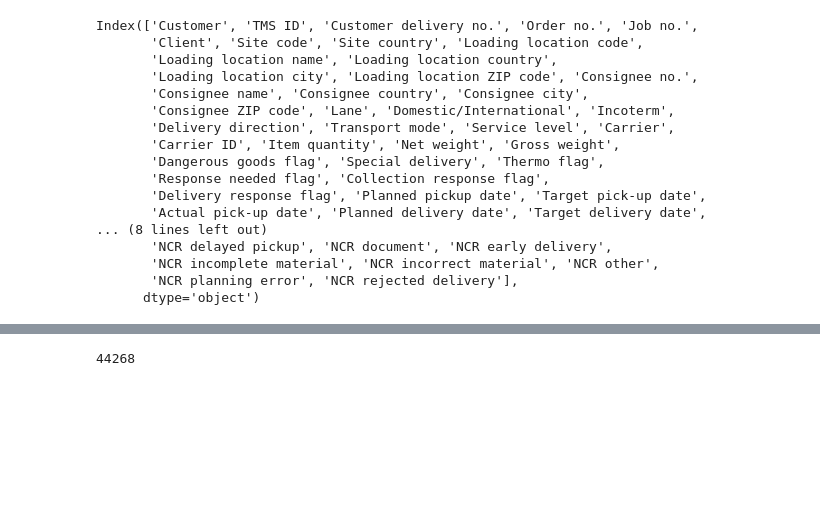
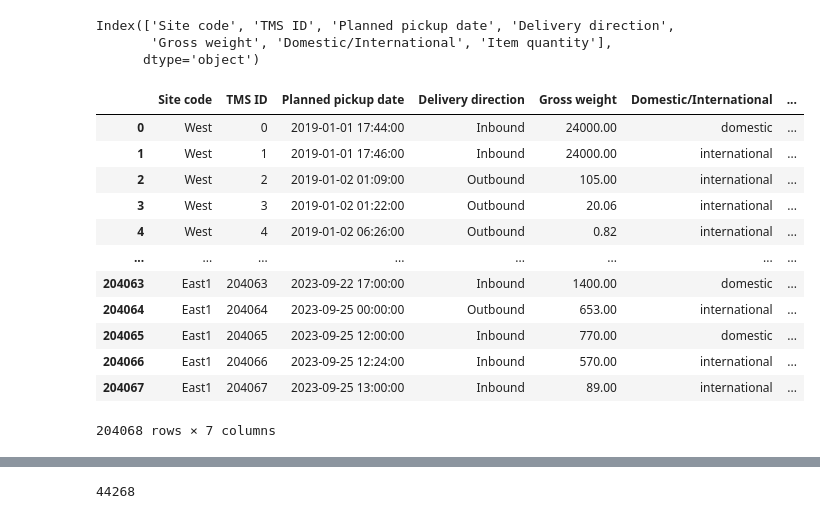
Before and after one commit to marbel89/timeseries_forecasting, a Jupyter notebook: Sarimax_Rolling_Window.ipynb, the cells around one changed output, grey strips where cells are left out. Saved outputs shown, nothing was run; the diff lists cells and outputs as text; code cells hidden in the pictures; blank space fills up the shorter version.

Commit message:
Updated Data

```diff
--- a/Sarimax_Rolling_Window.ipynb
+++ b/Sarimax_Rolling_Window.ipynb
@@ -26,31 +26,32 @@ warnings.filterwarnings('ignore')
 
 %matplotlib inline
 # %%
-temp_data = pd.read_excel("Download_Performance_Raw_Data.xlsx")
+temp_data = pd.read_csv("site_transports.csv")
 #Decrease size of file by removing columns in the sheet!
 #Example for columns to stay: Gross weight, Carrier, Incoterm, Domestic/International, Consignee city, Consignee name
 # %%
 temp_data.columns
 # %% [output]
-Index(['Customer', 'TMS ID', 'Customer delivery no.', 'Order no.', 'Job no.',
-       'Client', 'Site code', 'Site country', 'Loading location code',
-       'Loading location name', 'Loading location country',
-       'Loading location city', 'Loading location ZIP code', 'Consignee no.',
-       'Consignee name', 'Consignee country', 'Consignee city',
-       'Consignee ZIP code', 'Lane', 'Domestic/International', 'Incoterm',
-       'Delivery direction', 'Transport mode', 'Service level', 'Carrier',
-       'Carrier ID', 'Item quantity', 'Net weight', 'Gross weight',
-       'Dangerous goods flag', 'Special delivery', 'Thermo flag',
-       'Response needed flag', 'Collection response flag',
-       'Delivery response flag', 'Planned pickup date', 'Target pick-up date',
-       'Actual pick-up date', 'Planned delivery date', 'Target delivery date',
-... (8 lines left out)
-       'NCR delayed pickup', 'NCR document', 'NCR early delivery',
-       'NCR incomplete material', 'NCR incorrect material', 'NCR other',
-       'NCR planning error', 'NCR rejected delivery'],
+Index(['Site code', 'TMS ID', 'Planned pickup date', 'Delivery direction',
+       'Gross weight', 'Domestic/International', 'Item quantity'],
       dtype='object')
 # %%
-source_df = temp_data[["Site code", "TMS ID", "Planned pickup date", "Delivery direction", "Gross weight", "Carrier", "Incoterm", "Domestic/International","Consignee city", "Consignee name", "Item quantity"]].copy()
-source_df
+#source_df = temp_data[["Site code", "TMS ID", "Planned pickup date", "Delivery direction", "Gross weight", "Carrier", "Incoterm", "Domestic/International","Consignee city", "Consignee name", "Item quantity"]].copy()
+source_df=temp_data
 #source_df.to_csv("site_transports.csv")
 # Domestic/International, Consignee city, Consignee name, Carrier
+source_df
+# %% [output]
+|  | Site code | TMS ID | Planned pickup date | Delivery direction | Gross weight | Domestic/International | ... |
+| 0 | West | 0 | 2019-01-01 17:44:00 | Inbound | 24000.00 | domestic | ... |
+| 1 | West | 1 | 2019-01-01 17:46:00 | Inbound | 24000.00 | international | ... |
+| 2 | West | 2 | 2019-01-02 01:09:00 | Outbound | 105.00 | international | ... |
+| 3 | West | 3 | 2019-01-02 01:22:00 | Outbound | 20.06 | international | ... |
+| 4 | West | 4 | 2019-01-02 06:26:00 | Outbound | 0.82 | international | ... |
+| ... | ... | ... | ... | ... | ... | ... | ... |
+| 204063 | East1 | 204063 | 2023-09-22 17:00:00 | Inbound | 1400.00 | domestic | ... |
+| 204064 | East1 | 204064 | 2023-09-25 00:00:00 | Outbound | 653.00 | international | ... |
+| 204065 | East1 | 204065 | 2023-09-25 12:00:00 | Inbound | 770.00 | domestic | ... |
+| 204066 | East1 | 204066 | 2023-09-25 12:24:00 | Inbound | 570.00 | international | ... |
+| 204067 | East1 | 204067 | 2023-09-25 13:00:00 | Inbound | 89.00 | international | ... |
+204068 rows × 7 columns
```
Also changed, not shown: parts of 2 cells of this notebook, 6 other files.
